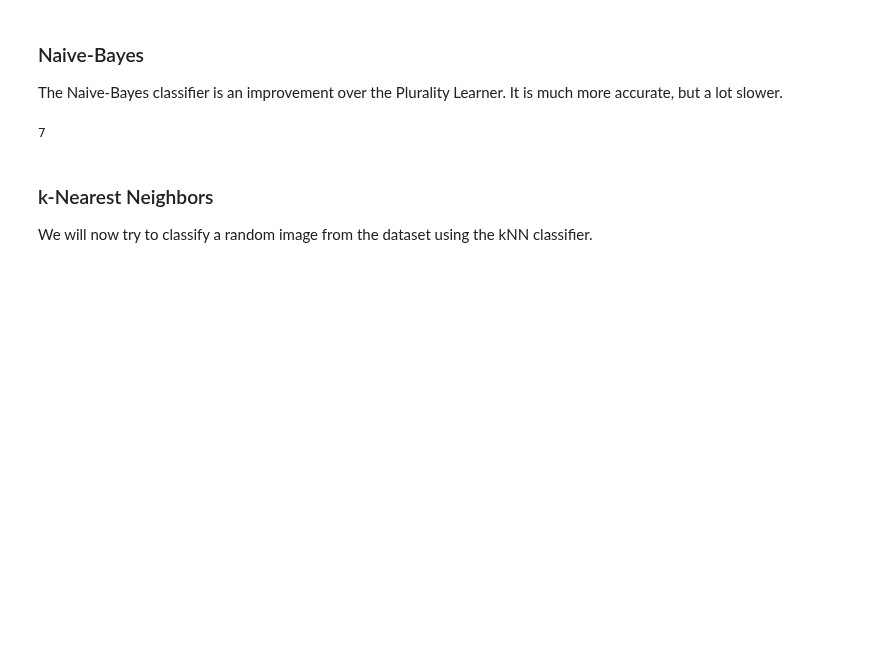
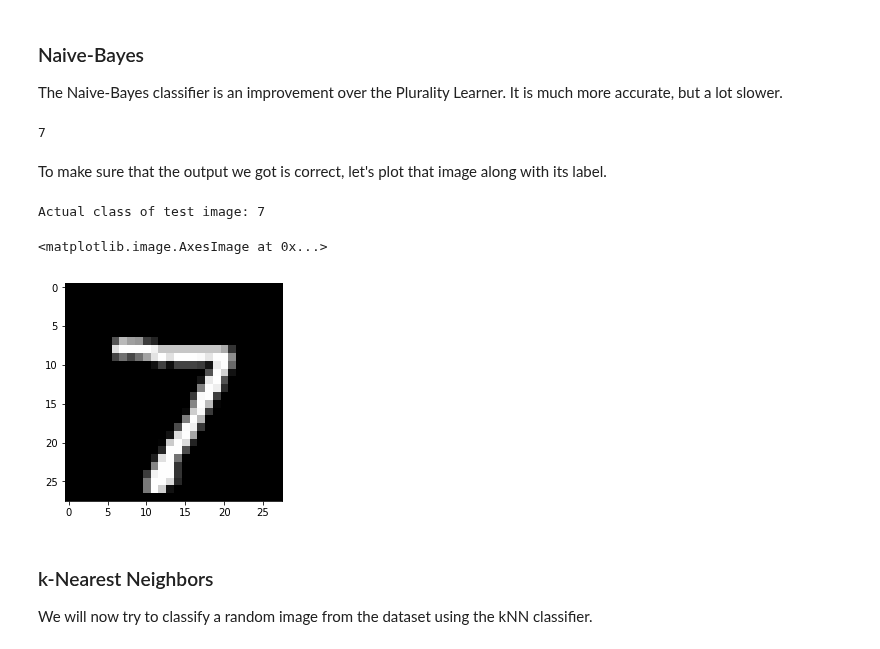
Before and after one commit to aimacode/aima-python, a Jupyter notebook: learning_apps.ipynb, the cells around one changed output. Drawn from its saved outputs; the diff is of its cells as text; code cells hidden in the pictures; blank space fills up the shorter version.

```diff
--- a/learning_apps.ipynb
+++ b/learning_apps.ipynb
@@ -143,6 +143,17 @@ nBD = NaiveBayesLearner(MNIST_DataSet, continuous=False)
 print(nBD(test_img[0]))
 # %% [output]
 7
+# %% [markdown]
+To make sure that the output we got is correct, let's plot that image along with its label.
+# %%
+%matplotlib inline
+
+print("Actual class of test image:", test_lbl[0])
+plt.imshow(test_img[0].reshape((28,28)))
+# %% [output]
+Actual class of test image: 7
+<matplotlib.image.AxesImage at 0x...>
+[figure, added]
 # %% [markdown]
 ### k-Nearest Neighbors
 
```
Also changed, not shown: parts of 12 cells of this notebook.
